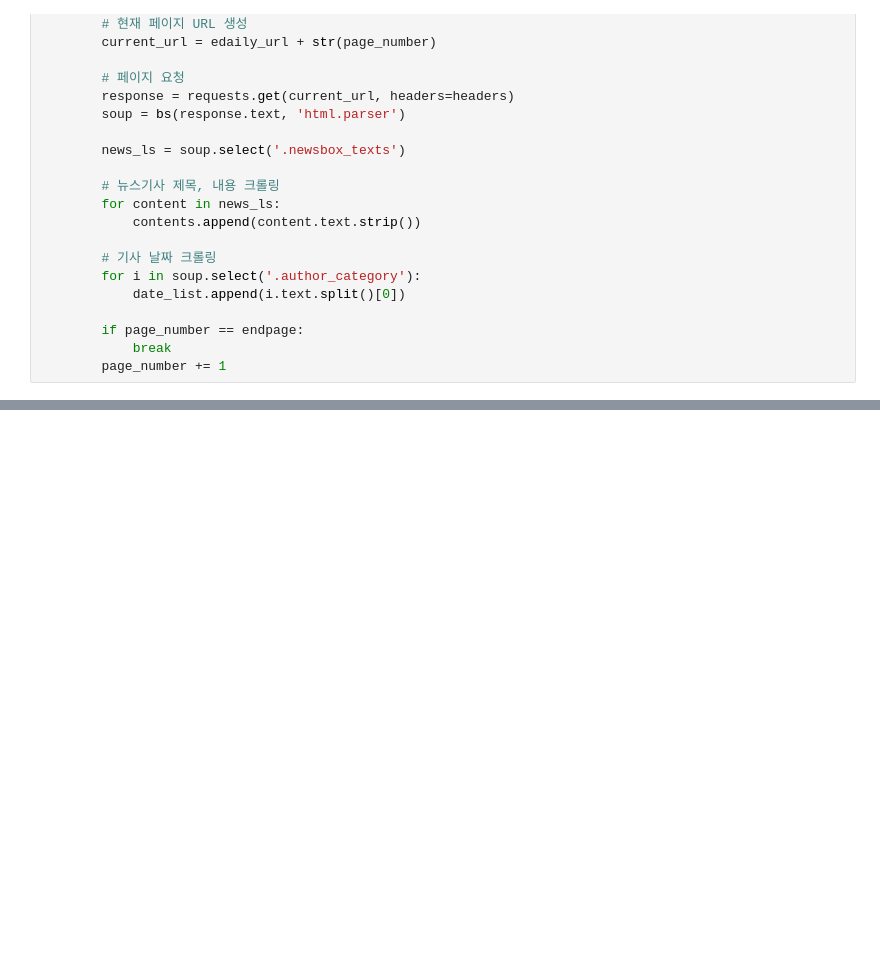
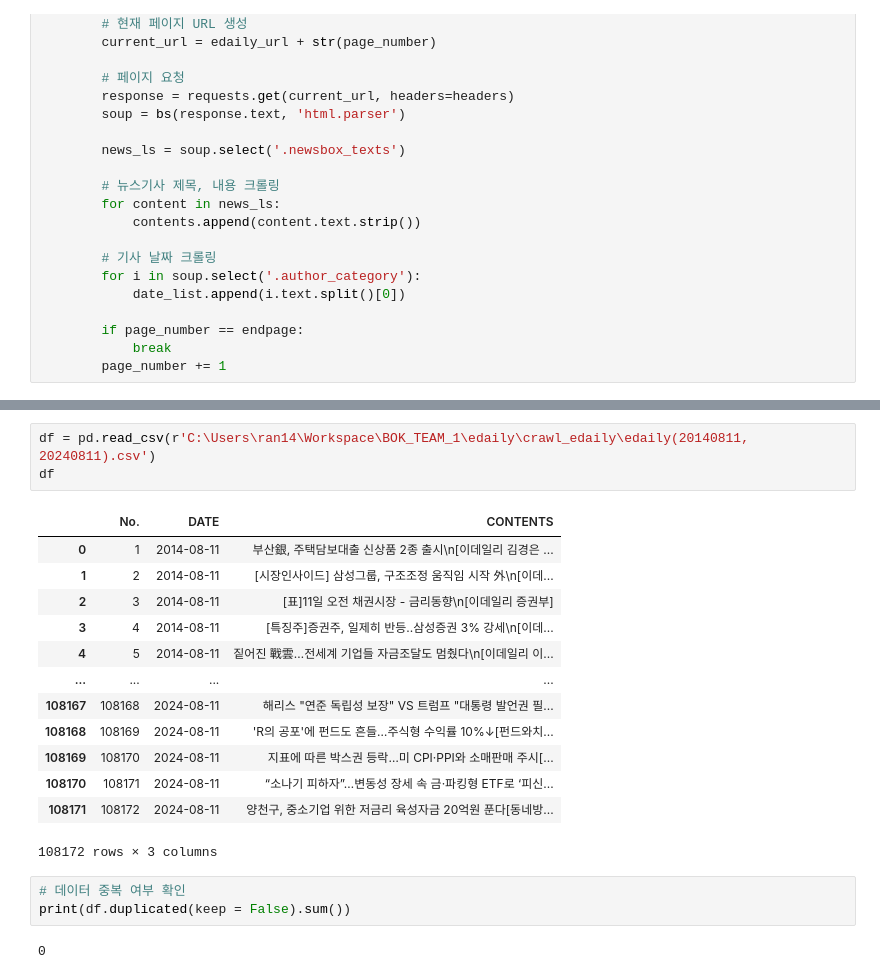
Before and after one commit to sesac-analyst/BOK_TEAM_1, a Jupyter notebook: edaily/crawl_edaily/edaily_crawler_2.ipynb, the cells around one changed output, grey strips where cells are left out. Saved outputs shown, nothing was run; the diff lists cells and outputs as text; blank space fills up the shorter version.

Commit message:
edaily_crawling_completed

```diff
--- a/edaily/crawl_edaily/edaily_crawler_2.ipynb
+++ b/edaily/crawl_edaily/edaily_crawler_2.ipynb
@@ -129,0 +228,22 @@ save_to_txt(contents, date_list, 'edaily_news.txt')
+# %%
+df = pd.read_csv(r'C:\Users\ran14\Workspace\BOK_TEAM_1\edaily\crawl_edaily\edaily(20140811, 20240811).csv')
+df
+# %% [output]
+|  | No. | DATE | CONTENTS |
+| 0 | 1 | 2014-08-11 | 부산銀, 주택담보대출 신상품 2종 출시\n[이데일리 김경은 ... |
+| 1 | 2 | 2014-08-11 | [시장인사이드] 삼성그룹, 구조조정 움직임 시작 外\n[이데... |
+| 2 | 3 | 2014-08-11 | [표]11일 오전 채권시장 - 금리동향\n[이데일리 증권부] |
+| 3 | 4 | 2014-08-11 | [특징주]증권주, 일제히 반등..삼성증권 3% 강세\n[이데... |
+| 4 | 5 | 2014-08-11 | 짙어진 戰雲…전세계 기업들 자금조달도 멈췄다\n[이데일리 이... |
+| ... | ... | ... | ... |
+| 108167 | 108168 | 2024-08-11 | 해리스 "연준 독립성 보장" VS 트럼프 "대통령 발언권 필... |
+| 108168 | 108169 | 2024-08-11 | 'R의 공포'에 펀드도 흔들…주식형 수익률 10%↓[펀드와치... |
+| 108169 | 108170 | 2024-08-11 | 지표에 따른 박스권 등락…미 CPI·PPI와 소매판매 주시[... |
+| 108170 | 108171 | 2024-08-11 | “소나기 피하자”…변동성 장세 속 금·파킹형 ETF로 ‘피신... |
+| 108171 | 108172 | 2024-08-11 | 양천구, 중소기업 위한 저금리 육성자금 20억원 푼다[동네방... |
+108172 rows × 3 columns
+# %%
+# 데이터 중복 여부 확인
+print(df.duplicated(keep = False).sum())
+# %% [output]
+0
```
Also changed, not shown: parts of 14 cells of this notebook.
